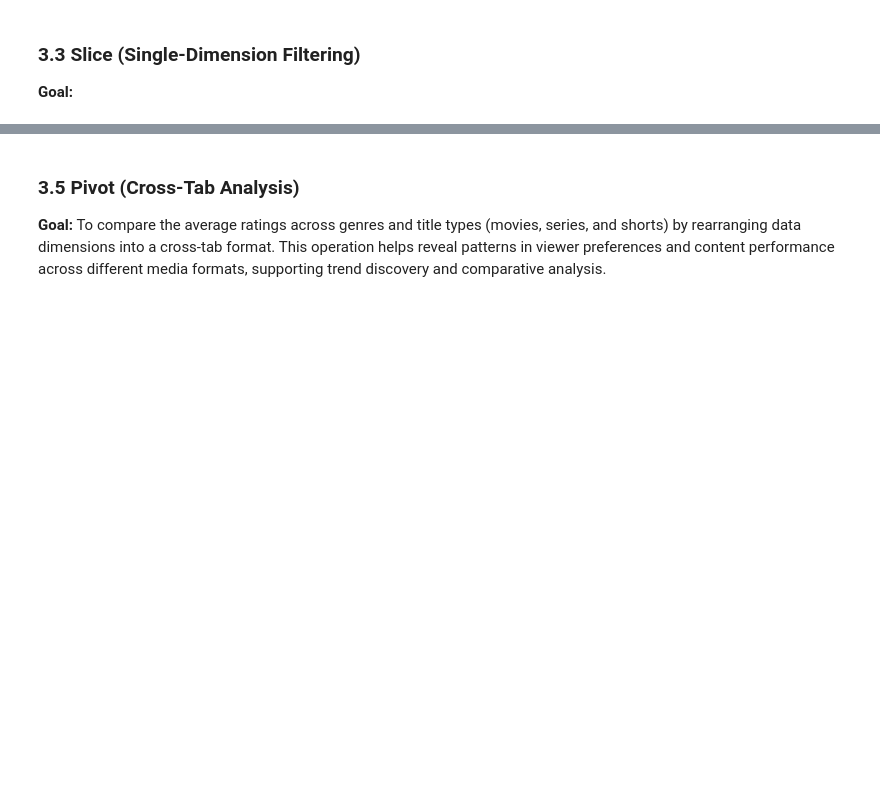
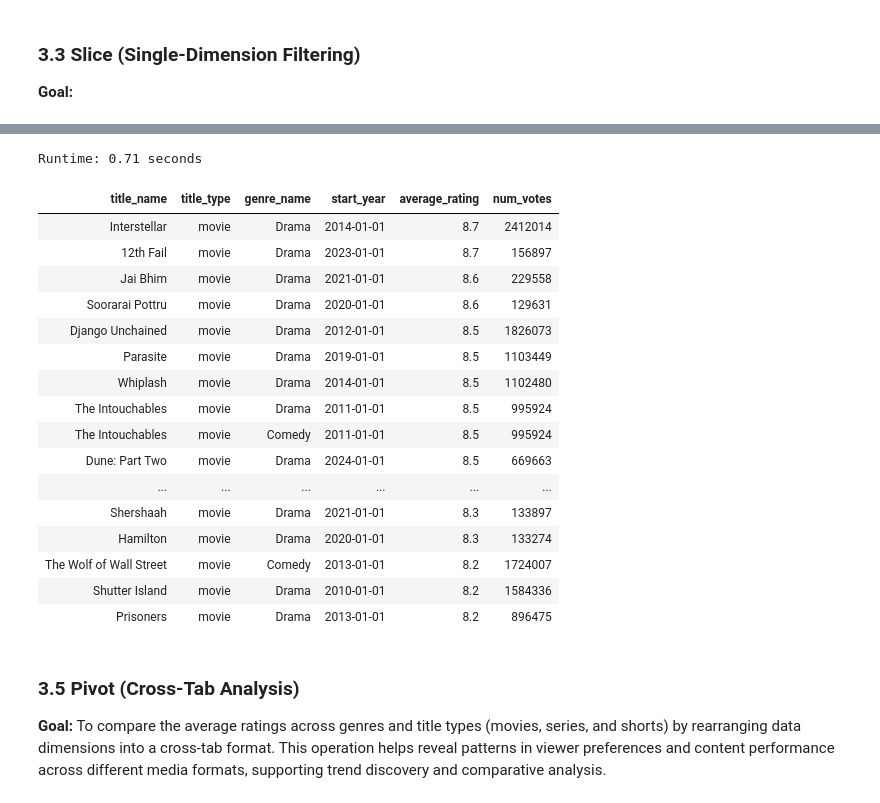
Before and after one commit to dredredre20/STADVDB-G12, a Jupyter notebook: mco_advdb.ipynb, the cells around one changed output, grey strips where cells are left out. Drawn from its saved outputs; the diff is of its cells as text; code cells hidden in the pictures; blank space fills up the shorter version.

Commit message:
feat: add new dice operation

```diff
--- a/mco_advdb.ipynb
+++ b/mco_advdb.ipynb
@@ -62,10 +62,11 @@ from utils import display_results
 import sqlalchemy
 import matplotlib.pyplot as plt
 import matplotlib.ticker as ticker
+import time
 
 
 # Connect to local data warehouse
-engine = sqlalchemy.create_engine("postgresql+psycopg2://postgres:password@localhost:5432/IMDb_db")
+engine = sqlalchemy.create_engine("postgresql+psycopg2://postgres:password@localhost:5432/imdb_database")
 # %% [markdown]
 ---
 # %% [markdown]
@@ -283,3 +307,56 @@ df.head()
+# %%
+query = """
+SELECT
+    t.title_name,
+    t.title_type,
+    g.genre_name,
+    t.start_year,
+    f.average_rating,
+    f.num_votes
+FROM rating_fact f
+JOIN title_dim t
+    ON f.title_id = t.title_id
+JOIN title_genre_bridge tg
+    ON t.title_id = tg.title_id
+JOIN genre_dim g
+    ON tg.genre_id = g.genre_id
+WHERE
+    t.title_type = 'movie'
+    AND g.genre_name IN ('Romance', 'Comedy', 'Drama')
+    AND t.start_year >= '2010-01-01'
+    AND f.num_votes >= 100000
+ORDER BY f.average_rating DESC, f.num_votes DESC
+LIMIT 30;
+"""
+
+start = time.time()
+df_dice = pd.read_sql_query(query, engine)
+end = time.time()
+
+runtime = end - start
+print(f"Runtime: {runtime:.2f} seconds")
+# %% [output]
+Runtime: 0.71 seconds
+# %%
+display_results(df_dice)
+# %% [output]
+| title_name | title_type | genre_name | start_year | average_rating | num_votes |
+| Interstellar | movie | Drama | 2014-01-01 | 8.7 | 2412014 |
+| 12th Fail | movie | Drama | 2023-01-01 | 8.7 | 156897 |
+| Jai Bhim | movie | Drama | 2021-01-01 | 8.6 | 229558 |
+| Soorarai Pottru | movie | Drama | 2020-01-01 | 8.6 | 129631 |
+| Django Unchained | movie | Drama | 2012-01-01 | 8.5 | 1826073 |
+| Parasite | movie | Drama | 2019-01-01 | 8.5 | 1103449 |
+| Whiplash | movie | Drama | 2014-01-01 | 8.5 | 1102480 |
+| The Intouchables | movie | Drama | 2011-01-01 | 8.5 | 995924 |
+| The Intouchables | movie | Comedy | 2011-01-01 | 8.5 | 995924 |
+| Dune: Part Two | movie | Drama | 2024-01-01 | 8.5 | 669663 |
+| ... | ... | ... | ... | ... | ... |
+| Shershaah | movie | Drama | 2021-01-01 | 8.3 | 133897 |
+| Hamilton | movie | Drama | 2020-01-01 | 8.3 | 133274 |
+| The Wolf of Wall Street | movie | Comedy | 2013-01-01 | 8.2 | 1724007 |
+| Shutter Island | movie | Drama | 2010-01-01 | 8.2 | 1584336 |
+| Prisoners | movie | Drama | 2013-01-01 | 8.2 | 896475 |
 # %% [markdown]
 ### 3.5 Pivot (Cross-Tab Analysis)
 
```
Also changed, not shown: parts of 7 cells of this notebook, 1 other file.
